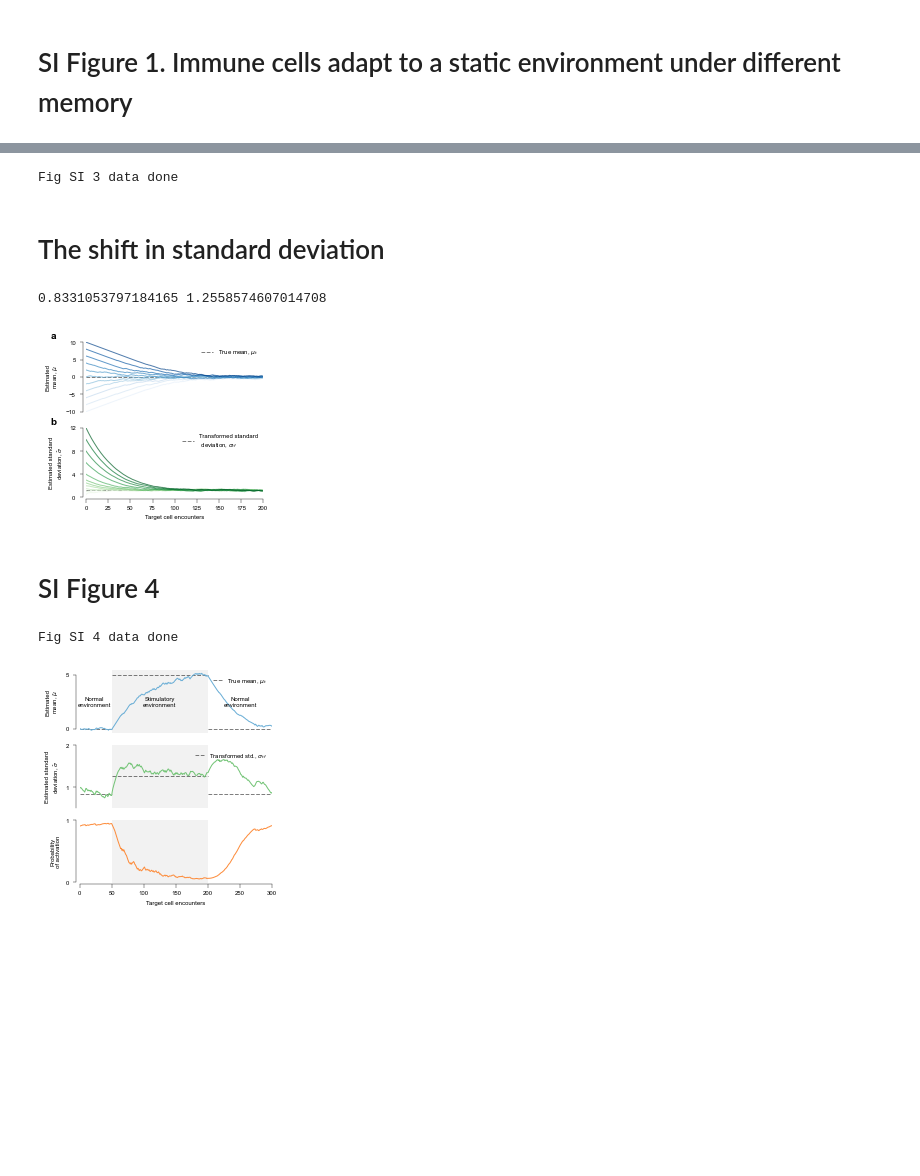
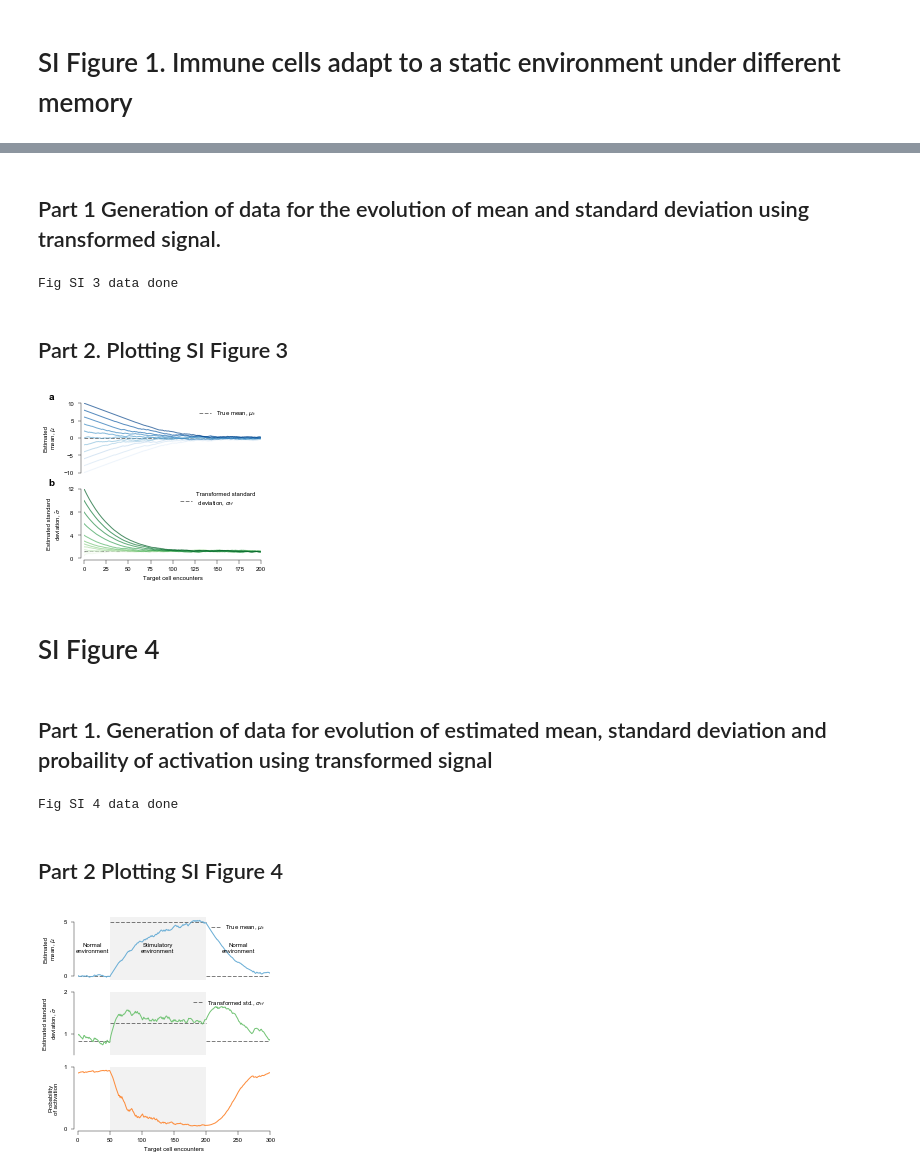
Before and after one commit to ywqin/paper-innate-immune-adaptation, a Jupyter notebook: figures.ipynb, the cells around one changed output, grey strips where cells are left out. Cells and saved outputs as stored; diff of their text form; code cells hidden in the pictures; blank space fills up the shorter version.

Commit message:
clean up the figures

```diff
--- a/figures.ipynb
+++ b/figures.ipynb
@@ -1337 +1156,3 @@ def update2(initial_mean, initial_std, alpha, kappa, num_encounter, m_env, var_e
+# %% [markdown]
+## Part 1 Generation of data for the evolution of mean and standard deviation using transformed signal.
 # %%
@@ -1411,34 +1232,14 @@ df.to_csv('SI3_estimated_mean_std_alpha%d.csv.gz' %
 print('Fig SI 3 data done')
 # %% [output]
 Fig SI 3 data done
-# %% [markdown]
-# The shift in standard deviation
-# %%
-#Transformed signal variance calculation\n",
-#sigmoid function t = m+L*(2/(1+e^{-x})-1) , where x~N(mu, sigma^2), L=2, t~[m-L,m+L], y=t-m\n",
-# Thus y probability distribution P(y) = 1/(sqrt(2*pi)*sigma) * 4/(4-(y-m)^2) * e^(-0.5*(m-mu-ln(4/(2+(y-m))-1))^2/sigma^2),\n",
-# where y~[m-2,m+2], cause m is unknow and eventually converges to mu, here set m=mu\n",
-# expected value of y E(y) = NIntegrate(yP(y),{y,-2,2})\n",# Transformed signal variance calculation
-# variance var(y) = NIntegrate(y^2P(y)-E(y)^2, {y,-2,2})\n",
-def transformed_std(m,sigma):
-	firstmom = quad(lambda t: t*4/(math.sqrt(2*math.pi)*sigma*(4-(t-m)**2))*math.exp(-
-					(math.log(4/(2+(t-m))-1))**2/(2*sigma**2)),-2,2)[0]
-	secondmom = quad(lambda t: t**2*4/(math.sqrt(2*math.pi)*sigma*(4-(t-m)**2))*math.exp(-
-						(math.log(4/(2+(t-m))-1))**2/(2*sigma**2)),-2,2)[0]
-	return(math.sqrt(secondmom-firstmom**2))
-# calculate (mu,sigma)=(0,1) and (0,2) which are used in following Figure s3, s4 \n",
-std_2_tf = transformed_std(0,2)
-std_1_tf = transformed_std(0,1)
-print(std_1_tf,std_2_tf)
-# %% [output]
-0.8331053797184165 1.2558574607014708
+# %% [markdown]
+## Part 2. Plotting SI Figure 3
 # %%
-# Fig 1 Code 2/2 plottting
-
-alpha = 10  # 5
-kappa = 20  # 10
+alpha = 10
+kappa = 20
 m_env = 0
 var_env = 4
+std_tf = transformed_std(2,math.sqrt(var_env)) # calculater transformed std
 num_encounter = 200
 
 initial_means = np.arange(-10, 11, 2)
@@ -1454,11 +1255,6 @@ data = pd.read_csv('%sSI3_estimated_mean_std_alpha%d.csv.gz' %
                    (DATA_FOLDER, 10), compression='gzip')
 
 # Plotting -----------------------------------------------
-# fig = plt.figure(figsize=(SINGLE_COLUMN, SINGLE_COLUMN*0.85))
-# plt.rc('font', size=LABEL_SIZE, family=FAMILY)
-# ax1 = fig.add_axes([0.23, 0.57, 0.735, 0.36])
-# ax2 = fig.add_axes([0.23, 0.125, 0.735, 0.36])
-
 fig = plt.figure(figsize=(SINGLE_COLUMN, SINGLE_COLUMN*0.8))
 
 ax1 = fig.add_axes([0.20, 0.57, 0.735, 0.36])
@@ -1488,7 +1284,7 @@ ax2.set_ylabel(ESTD_STD_LABEL, fontsize=LABEL_SIZE)
 ax2.text(-0.2, 1.05, string.ascii_uppercase[1].lower(),
          transform=ax2.transAxes, size=SUBLABEL_SIZE, weight='bold')
 ax2.axhline(
-    std_2_tf, label='Transformed standard\n deviation, $\sigma_{tf}$', **DASH_STYLE)
+    std_tf, label='Transformed standard\n deviation, $\sigma_{tf}$', **DASH_STYLE)
 ax1.legend(loc='upper right', frameon=False)
 ax2.legend(loc='upper right', frameon=False)
 
@@ -1513,7 +1309,9 @@ plt.savefig('figs3-adaptation-static.pdf', format='pdf', dpi=300)
 plt.show()
 plt.close()
 # %% [output]
-[figure, old version]
+[figure, new version]
 # %% [markdown]
 # SI Figure 4
+# %% [markdown]
+## Part 1. Generation of data for evolution of estimated mean, standard deviation and probaility of activation using transformed signal
 # %%
@@ -1579,18 +1373,21 @@ df.to_csv('SI4_MultiEnvs_mean_std_beta_poa.csv.gz',
 print('Fig SI 4 data done')
 # %% [output]
 Fig SI 4 data done
+# %% [markdown]
+## Part 2 Plotting SI Figure 4
 # %%
-# Fig 2. 2/2
+# SI Fig 4. plot
 
 alpha = 10
 kappa = 20
-# constants in equtions for variance updating
 varc1 = (alpha-1)/(alpha-0.5)
 varc2 = 0.5*kappa/(kappa+1)/(alpha-0.5)
 m_env1 = 0
 var_env1 = 1
-m_env2 = 5  # mean of second environmental signal and target
+std_1_tf = transformed_std(2,math.sqrt(var_env1))  # calculater transformed std
+m_env2 = 5
 var_env2 = 4
+std_2_tf = transformed_std(2,math.sqrt(var_env2))
 num1env = 50
 num2env = 150
 num3env = 150
@@ -1650,41 +1447,34 @@ ax2.hlines(y=std_2_tf, xmin=num1env,
 ax2.hlines(y=std_1_tf, xmin=num1env+num2env,
            xmax=num1env+num2env+num3env, **DASH_STYLE)
 
-#ax3.hlines(0.99, 0, num1env, **DASH_STYLE)
-#ax3.hlines(0, num1env, num1env+num2env, **DASH_STYLE)
-#ax3.hlines(0.99, num1env+num2env,num1env+num2env+num3env, **DASH_STYLE)
-
 ax1.spines['left'].set_bounds(0, 5)
-#ax2.set_ylim(0, 3)
 ax2.spines['left'].set_bounds(0.5, 2)
 ax3.set_ylim(-0.01, 1)
 ax3.spines['left'].set_bounds(0, 1)
 
 ax3.set_ylim(-0.01, 1)
-#ax3.set_yticks(np.arange(0, 1.1, step=1))
 ax1.text(23, 2.5, 'Normal\nenvironment',
          ha='center', va='center', fontsize=LABEL_SIZE)
 ax1.text(125, 2.5, 'Stimulatory\nenvironment',
          ha='center', va='center', fontsize=LABEL_SIZE)
 ax1.text(250, 2.5, 'Normal\nenvironment',
          ha='center', va='center', fontsize=LABEL_SIZE)
 
 mu_c = sns.color_palette('Blues', n_colors=1)
 std_c = sns.color_palette('Greens', n_colors=1)
 poa_c = sns.color_palette('Oranges', n_colors=1)
 
-# plot
 ax1.legend(loc='upper right', frameon=False, handlelength=1.5)
 ax2.legend(loc='upper right', frameon=False, handlelength=1.5)
 ax1.plot(data['Mean'], c = mu_c[0])
 ax1.set_ylabel(ESTD_MEAN_LABEL)
 ax2.plot(data['Std'], c = std_c[0])
 ax2.set_ylabel(ESTD_STD_LABEL)
 ax3.plot(data['Poa'], c = poa_c[0])
 ax3.set_xlabel(ENCOUNTER_LABEL)
 ax3.set_ylabel('Probability\nof activation')
 plt.savefig('figs4-adaptation-dynamic.pdf', format='pdf', dpi=300)
 plt.show()
 plt.close()
 # %% [output]
-[figure, old version]
+[figure, new version]
```
Also changed, not shown: parts of 27 cells of this notebook, 18 other files.
